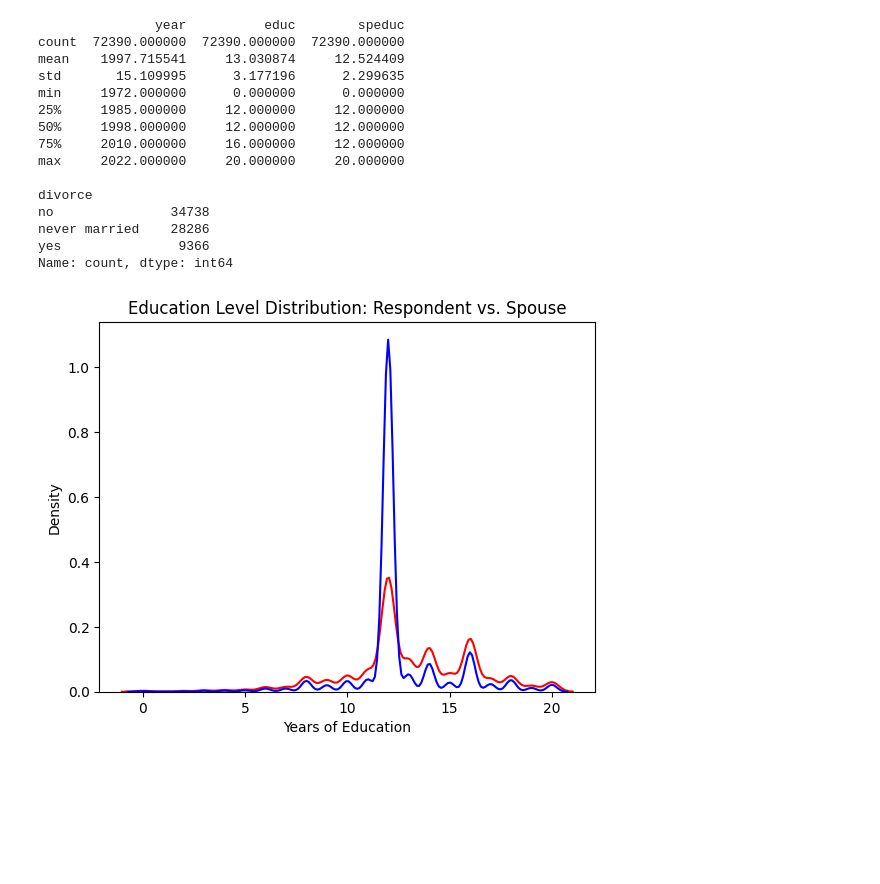
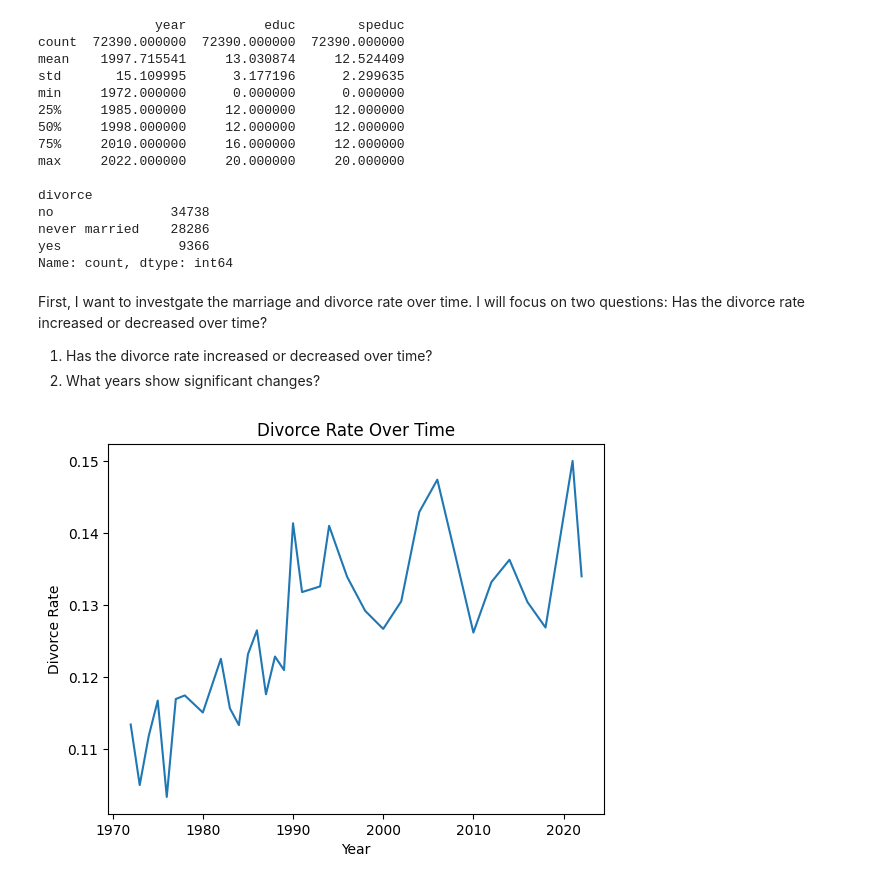
Before and after one commit to KeerHu73/EDA, a Jupyter notebook: lab/gss.ipynb, the cells around one changed output. Drawn from its saved outputs; the diff is of its cells as text; code cells hidden in the pictures; blank space fills up the shorter version.

```diff
--- a/lab/gss.ipynb
+++ b/lab/gss.ipynb
@@ -147,14 +147,38 @@ no               34738
 never married    28286
 yes               9366
 Name: count, dtype: int64
-# %%
-#I previously used histograms, but they weren't visually appealing. So I switched to a KDE plot to compare the education years of two groups.
-sns.kdeplot(df['educ'], label="Respondent's Education", color= 'red')
-sns.kdeplot(df['speduc'], label="Spouse's Education", color='blue')
-
-plt.title("Education Level Distribution: Respondent vs. Spouse")
-plt.xlabel("Years of Education")
-plt.ylabel("Density")
-plt.show()
-# %% [output]
-[figure, removed]
+# %% [markdown]
+First, I want to investgate the marriage and divorce rate over time.
+I will focus on two questions:
+Has the divorce rate increased or decreased over time?
+
+1.   Has the divorce rate increased or decreased over time?
+2.   What years show significant changes?
+# %%
+var = 'divorce'
+group = 'year'
+
+# Calculate the annual divorce statistics
+divorce_summary = df.loc[:, [group, var]].groupby(group).describe()
+
+# Calculate the number of divorce each year.
+divorce_counts = df.loc[:, [group, var]].groupby(group)[var].apply(lambda x: (x == 'yes').sum())
+
+# Calculate the total number of people each year
+total_counts = df.groupby(group).size()
+
+# Calculate divorce rate
+divorce_rate = divorce_counts / total_counts
+
+# change to DataFrame (it is easier to plot)
+divorce_rate_df = divorce_rate.reset_index()
+divorce_rate_df.columns = ['year', 'divorce_rate']
+
+# Line plot
+sns.lineplot(data=divorce_rate_df, x='year', y='divorce_rate')
+plt.title("Divorce Rate Over Time")
+plt.xlabel("Year")
+plt.ylabel("Divorce Rate")
+plt.show()
+# %% [output]
+[figure, added]
```
Also changed, not shown: parts of 8 cells of this notebook.
